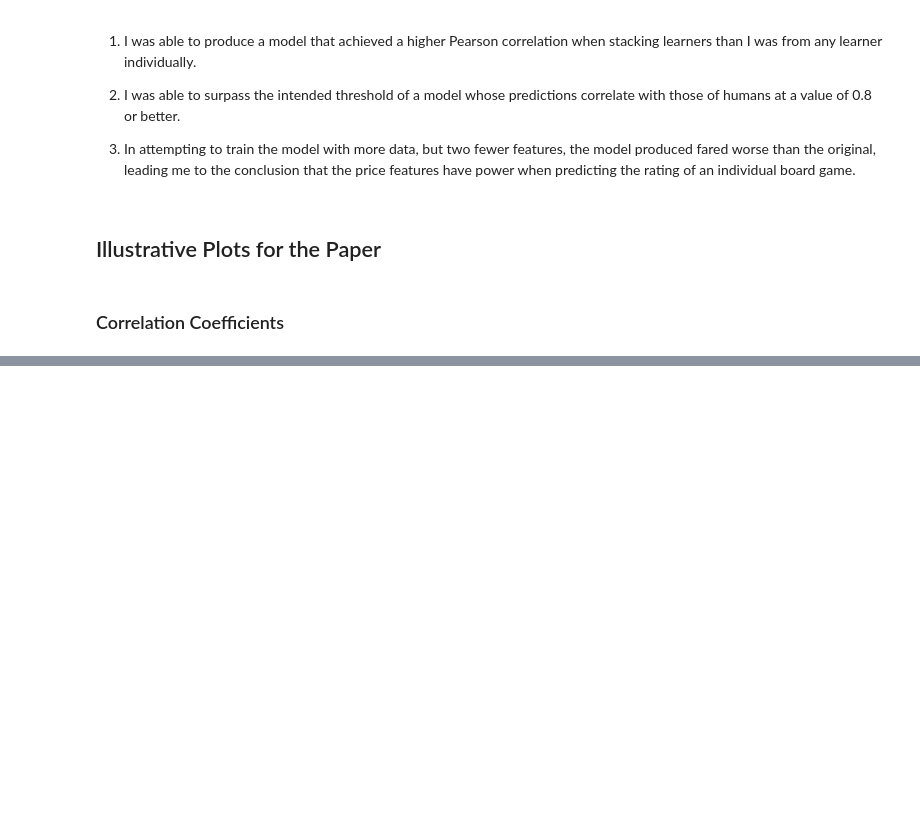
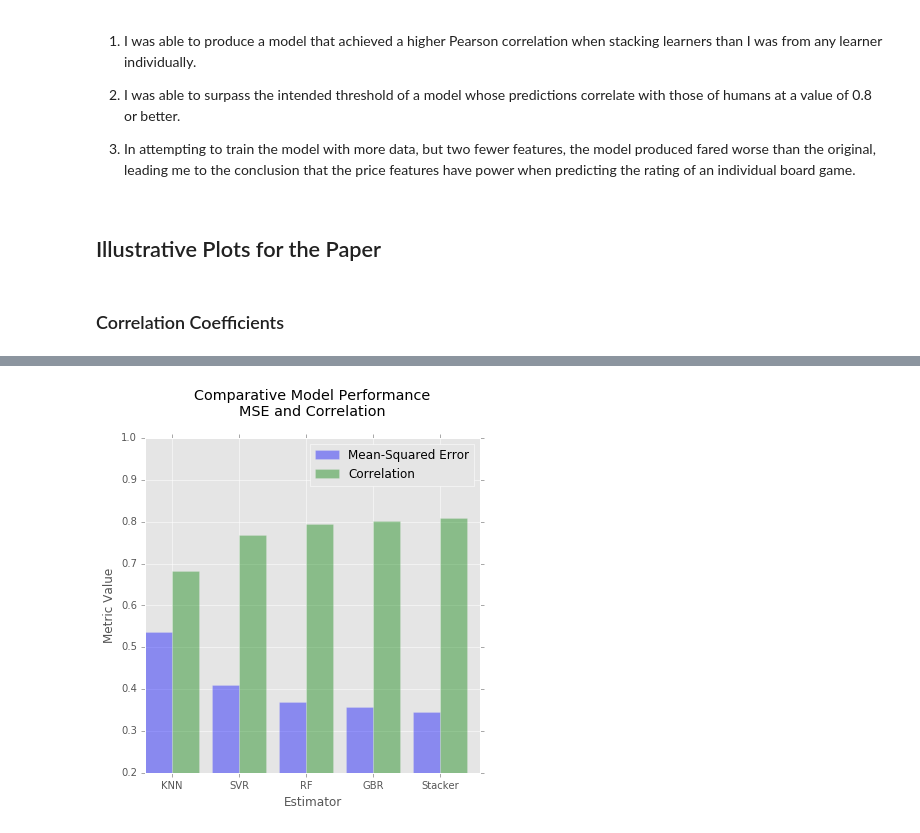
Before and after one commit to rcalme/udacity-capstone, a Jupyter notebook: Notebook/BuildingBetterBoardGame.ipynb, the cells around one changed output, grey strips where cells are left out. Cells and saved outputs as stored; diff of their text form; code cells hidden in the pictures; blank space fills up the shorter version.

```diff
--- a/Notebook/BuildingBetterBoardGame.ipynb
+++ b/Notebook/BuildingBetterBoardGame.ipynb
@@ -749,0 +748,3 @@ StackedRegression
+# %%
+(mse, corr, final_predictions) = show_holdout_performance(stacker, X_holdout, y_holdout)
+performance = performance.append(pd.Series([stacker.__class__.__name__, mse, corr]), ignore_index=True)
@@ -1024,0 +1034,8 @@ plt.show()
+# %%
+# Provide meaningful column names
+performance=performance.rename(columns={0:'Estimator',
+                                        1:'Mean Squared Error',
+                                        2:'Pearson Correlation'})
+# Sort by correlation (ascending)
+performance = performance.sort('Pearson Correlation')
+print(performance)
@@ -1024,0 +1051,25 @@ plt.show()
+# %%
+index = np.arange(5)
+bar_width = 0.4
+opacity = 0.4
+plt.figure(figsize=(6,6))
+
+bars1 = plt.bar(index, performance['Mean Squared Error'], bar_width,
+                 alpha=opacity,
+                 color='b',
+                 label='Mean-Squared Error')
+
+bars2 = plt.bar(index + bar_width, performance['Pearson Correlation'], bar_width,
+                 alpha=opacity,
+                 color='g',
+                 label='Correlation')
+
+plt.xlabel('Estimator')
+plt.ylabel('Metric Value')
+plt.title('Comparative Model Performance\nMSE and Correlation', y=1.05)
+plt.ylim(0.2,1)
+plt.xticks(index + bar_width, ('KNN', 'SVR', 'RF', 'GBR', 'Stacker'))
+plt.legend()
+plt.show()
+# %% [output]
+[figure, added]
```
Also changed, not shown: parts of 13 cells of this notebook.
